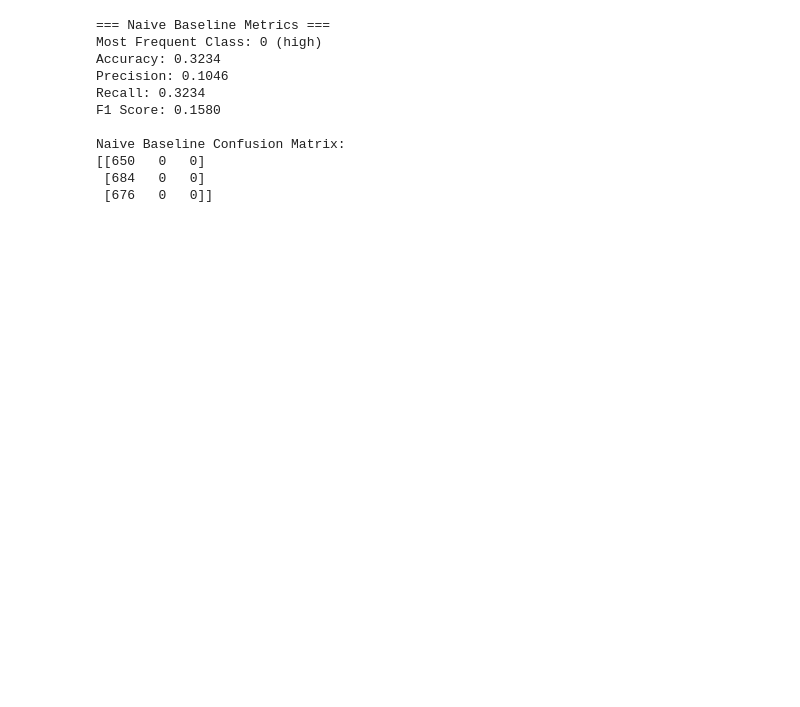
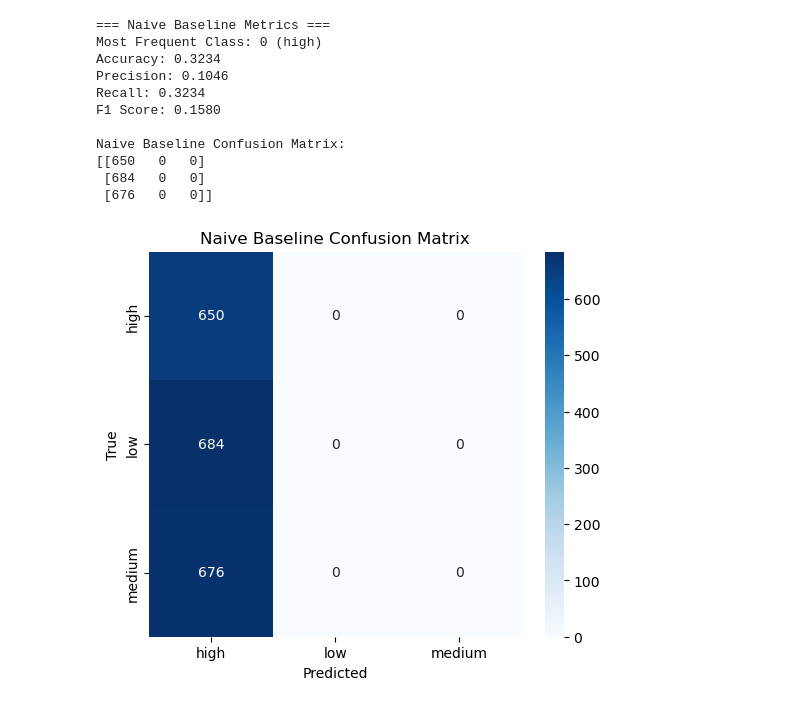
Before and after one commit to greeshmav11/DSW-Project, a Jupyter notebook: DLModel_CategoricalFeatures.ipynb, the cells around one changed output. Drawn from its saved outputs; the diff is of its cells as text; code cells hidden in the pictures; blank space fills up the shorter version.

```diff
--- a/DLModel_CategoricalFeatures.ipynb
+++ b/DLModel_CategoricalFeatures.ipynb
@@ -236,3 +269,18 @@ Naive Baseline Confusion Matrix:
 [[650   0   0]
  [684   0   0]
  [676   0   0]]
+# %%
+# Compute confusion matrix for naive baseline
+cm_naive = confusion_matrix(y_test_labels, naive_predictions)
+
+# Plot heatmap
+plt.figure(figsize=(6,5))
+sns.heatmap(cm_naive, annot=True, fmt='d', cmap='Blues',
+            xticklabels=label_encoder.classes_,
+            yticklabels=label_encoder.classes_)
+plt.xlabel('Predicted')
+plt.ylabel('True')
+plt.title('Naive Baseline Confusion Matrix')
+plt.show()
+# %% [output]
+[figure, added]
```
Also changed, not shown: parts of 22 cells of this notebook, 2 other files.
